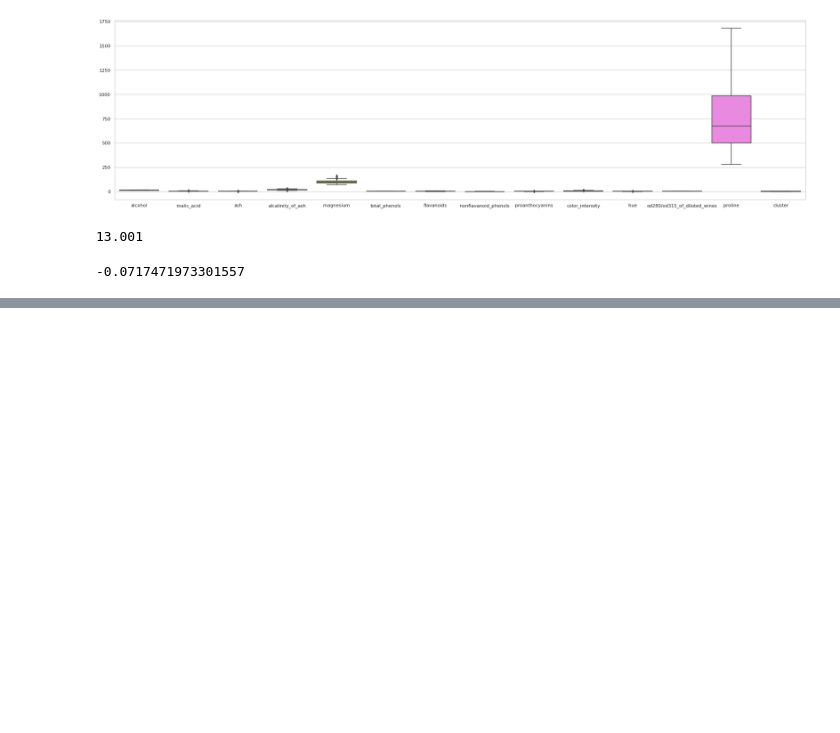
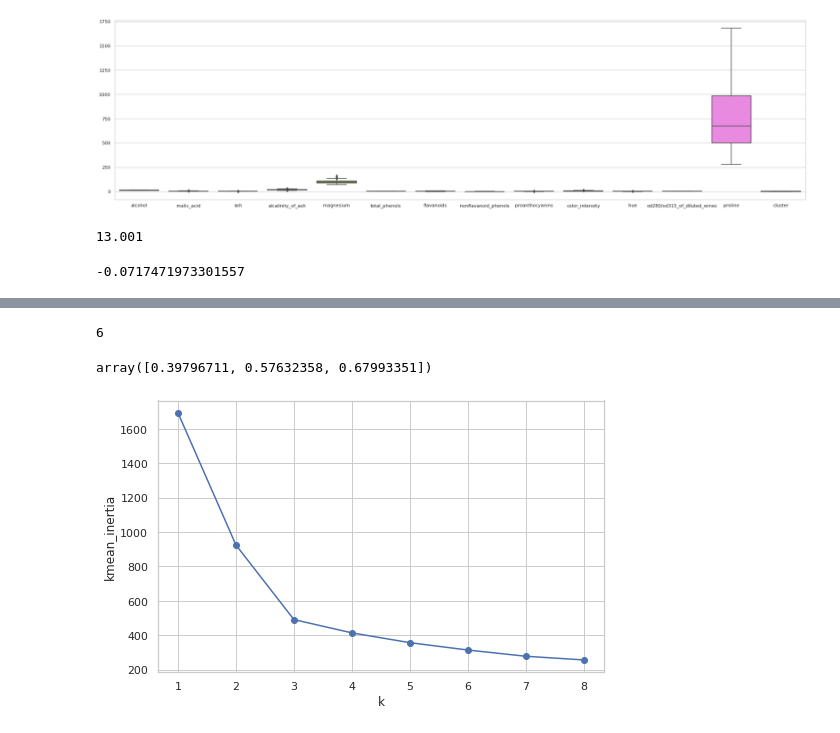
Before and after one commit to Mickey248/CE888, a Jupyter notebook: lab5_KMeansClustering_vitualization/exploration.ipynb, the cells around one changed output, grey strips where cells are left out. Saved outputs shown, nothing was run; the diff lists cells and outputs as text; code cells hidden in the pictures; blank space fills up the shorter version.

```diff
--- a/lab5_KMeansClustering_vitualization/exploration.ipynb
+++ b/lab5_KMeansClustering_vitualization/exploration.ipynb
@@ -490,10 +491,43 @@ array([0.39767703, 0.57605085])
 # %%
-# # How many components do you need to keep at least 85% of the variance in the dataset? (Q6)
+# # quiz6.How many components do you need to keep at least 85% of the variance in the dataset? (Q6)
 
-# pca_df, pca = std_pca(df_features, var=0.85)
-# pca.explained_variance_ratio_
+pca_df, pca = std_pca(df_features, var=0.85)
+pca.explained_variance_ratio_
+len(pca.explained_variance_ratio_)
+# %% [output]
+6
 # %%
-# # How much variance is retained if we do PCA with 3 components? (Q7)
+# # quiz7.How much variance is retained if we do PCA with 3 components? (Q7)
 
-# pca_df, pca = std_pca(df_features, var=3)
-# pca.explained_variance_ratio_.cumsum()
+pca_df, pca = std_pca(df_features, var=3)
+pca.explained_variance_ratio_.cumsum()
+# %% [output]
+array([0.39796711, 0.57632358, 0.67993351])
+# %%
+# quiz(8).The above image shows a plot of the inertia for different numbers of clusters using KMeans.
+# According to the Elbow method, how many clusters would you choose for further exploration?
+# Use the elbow method to select the number of clusters in your data using 3 PCs.
+# YOUR CODE HERE
+# n_clusters	จำนวนกระจุก	8
+# init	ตำแหน่งเริ่มต้นของเซนทรอยด์	k-means++
+# n_init	จำนวนครั้งที่เริ่มค้นใหม่โดยตั้งต้นเซนทรอยด์ต่างกัน	10
+# max_iter	จำนวนครั้งการปรับจุดเซนทรอย์ดมากสุด	300
+# tol	ระยะห่างสูงสุดที่จะถือว่าไม่มีมีการเปลี่ยนแปลง
+list_initial = []
+list_sil = []
+for k in range(1, 9):
+    # kmeans = KMeans(n_clusters = k, init = 'k-means++', max_iter = 300, n_init = 10, random_state = 0)
+    k_means = KMeans(n_clusters = k)
+    y_pred = k_means.fit_predict(pca_df)
+    list_initial.append(k_means.inertia_)
+
+    if k > 1:
+      list_sil.append(silhouette_score(pca_df, y_pred))
+
+plt.figure(figsize=(8,5))
+plt.plot(range(1, 9), list_initial, 'o-')
+plt.xlabel('k')
+plt.ylabel('kmean_inertia')
+plt.show()
+# %% [output]
+[figure, added]
```
Also changed, not shown: parts of 9 cells of this notebook, 1 other file.
